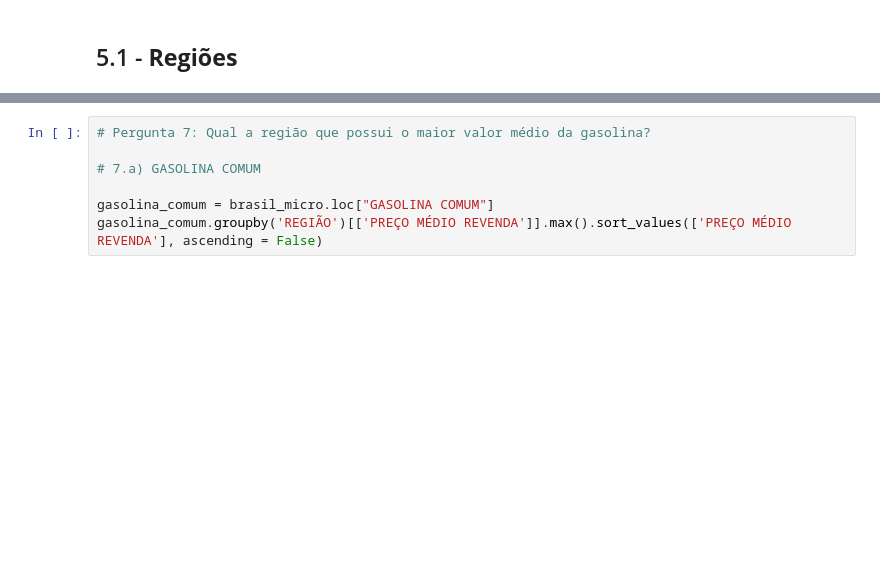
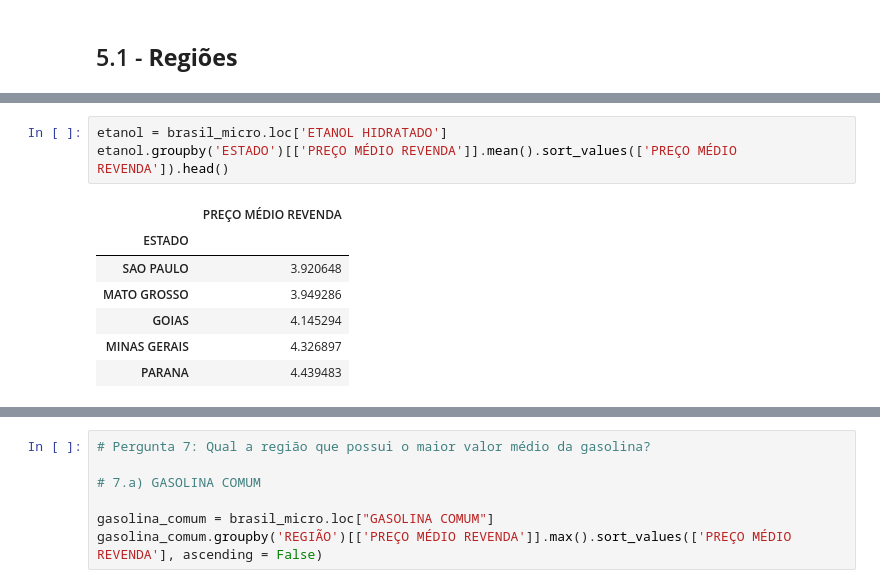
Before and after one commit to joaovictojuliao/Squad-2-M4, a Jupyter notebook: Resilia_M4_Projeto_Final_dados_ANP.ipynb, the cells around one changed output, grey strips where cells are left out. Cells and saved outputs as stored; diff of their text form; blank space fills up the shorter version.

```diff
--- a/Resilia_M4_Projeto_Final_dados_ANP.ipynb
+++ b/Resilia_M4_Projeto_Final_dados_ANP.ipynb
@@ -228,0 +242,11 @@ brasil_macro.hist(bins=15, figsize=(15,15));
+# %%
+etanol = brasil_micro.loc['ETANOL HIDRATADO']
+etanol.groupby('ESTADO')[['PREÇO MÉDIO REVENDA']].mean().sort_values(['PREÇO MÉDIO REVENDA']).head()
+# %% [output]
+|  | PREÇO MÉDIO REVENDA |
+| ESTADO |  |
+| SAO PAULO | 3.920648 |
+| MATO GROSSO | 3.949286 |
+| GOIAS | 4.145294 |
+| MINAS GERAIS | 4.326897 |
+| PARANA | 4.439483 |
```
Also changed, not shown: parts of 4 cells of this notebook.
